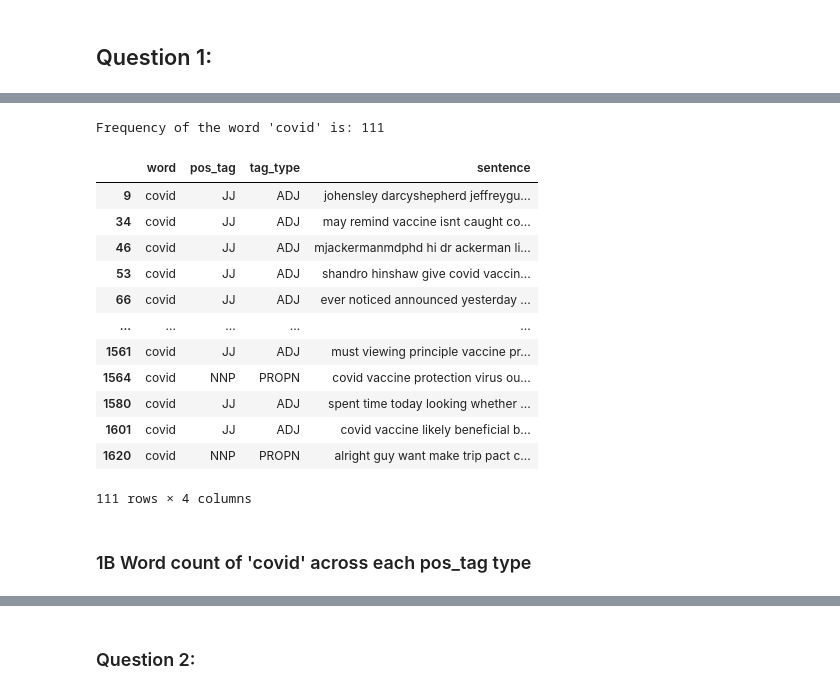
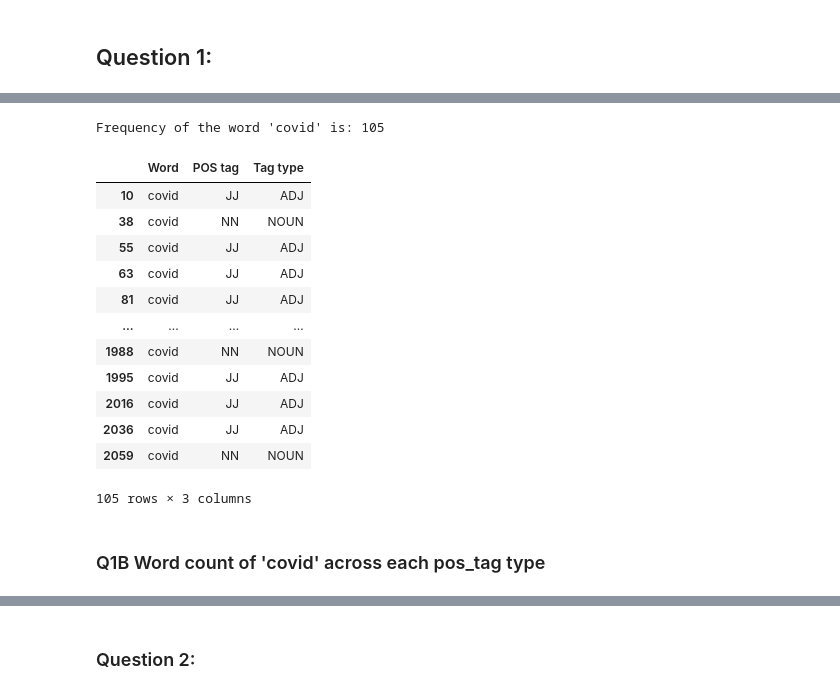
Before and after one commit to narayanacharyuluchitroju/NLP, a Jupyter notebook: Assignment1.ipynb, the cells around one changed output, grey strips where cells are left out. Cells and saved outputs as stored; diff of their text form; code cells hidden in the pictures.

```diff
--- a/Assignment1.ipynb
+++ b/Assignment1.ipynb
@@ -328,19 +350,34 @@ Name: tweets_cleaned, Length: 100, dtype: object
 import spacy
 nltk.download('averaged_perceptron_tagger')
 # Download NLTK Punkt sentence tokenizer
+import nltk
+
+# nltk.download('all')
+nlp = spacy.load("en_core_web_sm")
+# pos_tagged_data=[]
+# for sentence in rawData['tweets_cleaned']:
+#     # print(sentence)
+#     sentence_nlp = nlp(sentence)
+#     # print(sentence_nlp,end='\n')
+#     spacy_pos_tagged=[]
+#     spacy_pos_tagged_sentence = [(word.__str__().strip(), word.tag_, word.pos_,sentence) for word in [i for i in sentence_nlp]]
+#     pos_tagged_data=pos_tagged_data+spacy_pos_tagged_sentence
+#
+#
+# spacy_pos_tagged_data = pd.DataFrame(pos_tagged_data,columns=['word','pos_tag','tag_type','sentence'])
+# spacy_pos_tagged_data.to_csv('spacy_pos_tagged_data.csv')
+# spacy_pos_tagged_data.head(20)
+nltk.download('averaged_perceptron_tagger')
+# Download NLTK Punkt sentence tokenizer
 nltk.download('punkt')
-nlp = spacy.load("en_core_web_sm")
-pos_tagged_data=[]
+
+# demo for POS tagging for sample news headline
+spacy_pos_tagged = []
 for sentence in rawData['tweets_cleaned']:
-    # print(sentence)
     sentence_nlp = nlp(sentence)
-    # print(sentence_nlp,end='\n')
-    spacy_pos_tagged=[]
-    spacy_pos_tagged_sentence = [(word.__str__().strip(), word.tag_, word.pos_,sentence) for word in [i for i in sentence_nlp]]
-    pos_tagged_data=pos_tagged_data+spacy_pos_tagged_sentence
-
-
-spacy_pos_tagged_data = pd.DataFrame(pos_tagged_data,columns=['word','pos_tag','tag_type','sentence'])
-spacy_pos_tagged_data.to_csv('spacy_pos_tagged_data.csv')
-spacy_pos_tagged_data.head(20)
+    print(sentence_nlp)
+    # POS tagging with Spacy
+    spacy_pos_tagged_temp = [(word.__str__().strip(), word.tag_, word.pos_) for word in sentence_nlp]
+    spacy_pos_tagged = spacy_pos_tagged+ spacy_pos_tagged_temp
+spacy_pos_tagged_data = pd.DataFrame(spacy_pos_tagged, columns=['Word', 'POS tag', 'Tag type'])
 # %% [output]
@@ -375,21 +434,21 @@ spacy_pos_tagged_data.head(20)
 # %%
-print("Frequency of the word 'covid' is: {}".format(spacy_pos_tagged_data[spacy_pos_tagged_data['word']=='covid']['word'].count()))
-spacy_pos_tagged_data[spacy_pos_tagged_data['word']=='covid']
+print("Frequency of the word 'covid' is: {}".format(spacy_pos_tagged_data[spacy_pos_tagged_data['Word']=='covid']['Word'].count()))
+spacy_pos_tagged_data[spacy_pos_tagged_data['Word']=='covid']
 # %% [output]
-Frequency of the word 'covid' is: 111
+Frequency of the word 'covid' is: 105
-|  | word | pos_tag | tag_type | sentence |
-| 9 | covid | JJ | ADJ | johensley darcyshepherd jeffreygu... |
-| 34 | covid | JJ | ADJ | may remind vaccine isnt caught co... |
-| 46 | covid | JJ | ADJ | mjackermanmdphd hi dr ackerman li... |
-| 53 | covid | JJ | ADJ | shandro hinshaw give covid vaccin... |
-| 66 | covid | JJ | ADJ | ever noticed announced yesterday ... |
-| ... | ... | ... | ... | ... |
-| 1561 | covid | JJ | ADJ | must viewing principle vaccine pr... |
-| 1564 | covid | NNP | PROPN | covid vaccine protection virus ou... |
-| 1580 | covid | JJ | ADJ | spent time today looking whether ... |
-| 1601 | covid | JJ | ADJ | covid vaccine likely beneficial b... |
-| 1620 | covid | NNP | PROPN | alright guy want make trip pact c... |
+|  | Word | POS tag | Tag type |
+| 10 | covid | JJ | ADJ |
+| 38 | covid | NN | NOUN |
+| 55 | covid | JJ | ADJ |
+| 63 | covid | JJ | ADJ |
+| 81 | covid | JJ | ADJ |
+| ... | ... | ... | ... |
+| 1988 | covid | NN | NOUN |
+| 1995 | covid | JJ | ADJ |
+| 2016 | covid | JJ | ADJ |
+| 2036 | covid | JJ | ADJ |
+| 2059 | covid | NN | NOUN |
-111 rows × 4 columns
+105 rows × 3 columns
 # %% [markdown]
-### 1B Word count of 'covid' across each pos_tag type
+### Q1B Word count of 'covid' across each pos_tag type
 # %%
```
Also changed, not shown: parts of 55 cells of this notebook, 5 other files.
